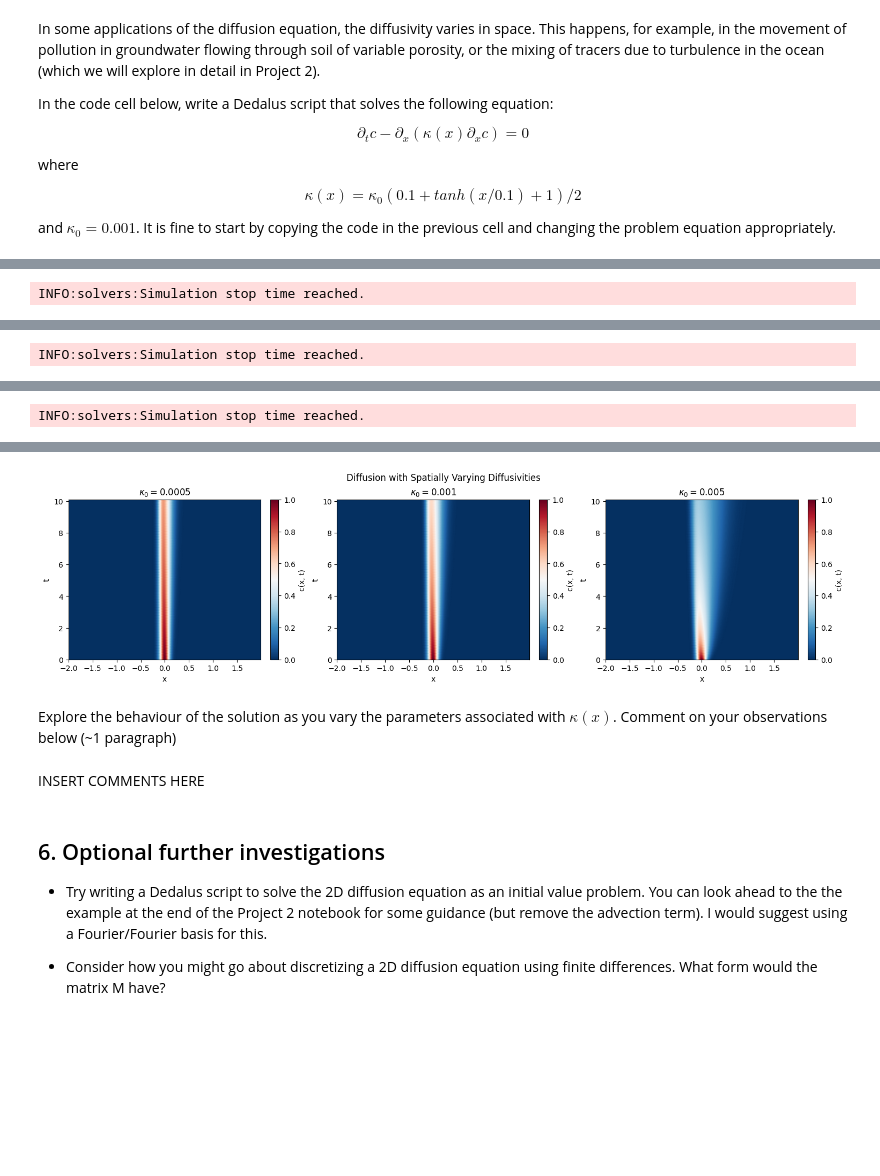
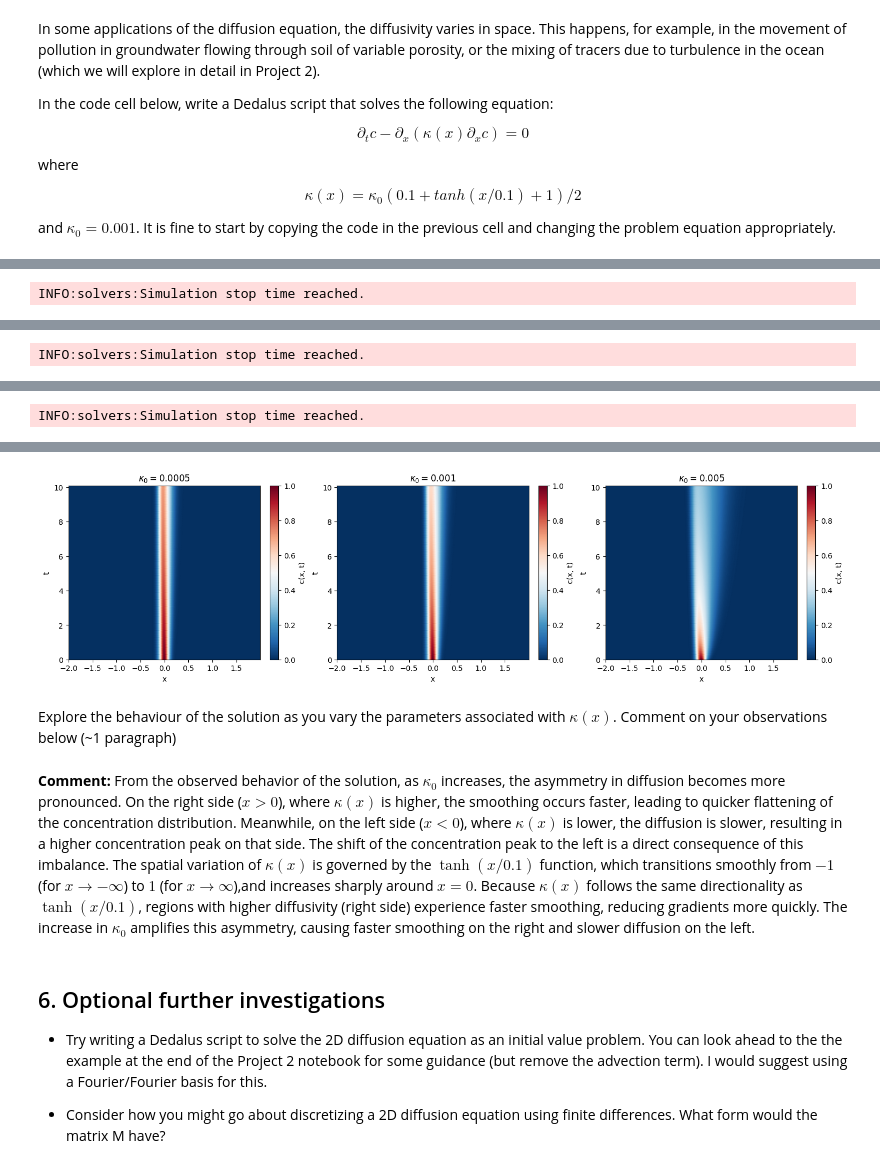
Before and after one commit to Zero-Rae/QCES123, a Jupyter notebook: project1_dedalus.ipynb, the cells around one changed output, grey strips where cells are left out. Cells and saved outputs as stored; diff of their text form; code cells hidden in the pictures; blank space fills up the shorter version.

```diff
--- a/project1_dedalus.ipynb
+++ b/project1_dedalus.ipynb
@@ -634,6 +634,5 @@ for i, kappa0 in enumerate(kappa0_values):
     ax.set_title(f'$\kappa_0 = {kappa0}$')
 
 # Show the final horizontal plot
-plt.suptitle('Diffusion with Spatially Varying Diffusivities')
 plt.show()
 # %% [output]
@@ -652,8 +651,8 @@ INFO:solvers:Simulation stop time reached.
-[figure, old version]
+[figure, new version]
 # %% [markdown]
 Explore the behaviour of the solution as you vary the parameters associated with $\kappa(x)$. Comment on your observations below (~1 paragraph)
-# %% [markdown]
-INSERT COMMENTS HERE
+# %% [markdown]
+**Comment:** From the observed behavior of the solution, as $ \kappa_0 $ increases, the asymmetry in diffusion becomes more pronounced. On the right side ($ x > 0 $), where $ \kappa(x) $ is higher, the smoothing occurs faster, leading to quicker flattening of the concentration distribution. Meanwhile, on the left side ($ x < 0 $), where $ \kappa(x) $ is lower, the diffusion is slower, resulting in a higher concentration peak on that side. The shift of the concentration peak to the left is a direct consequence of this imbalance. The spatial variation of $ \kappa(x) $ is governed by the $ \tanh(x/0.1) $ function, which transitions smoothly from $ -1 $ (for $ x \to -\infty $) to $ 1 $ (for $ x \to \infty $),and increases sharply around $ x = 0 $. Because $ \kappa(x) $ follows the same directionality as $ \tanh(x/0.1) $, regions with higher diffusivity (right side) experience faster smoothing, reducing gradients more quickly. The increase in $ \kappa_0 $ amplifies this asymmetry, causing faster smoothing on the right and slower diffusion on the left.
 # %% [markdown]
 ## 6. Optional further investigations
 
```
Also changed, not shown: parts of 1 cell of this notebook.
